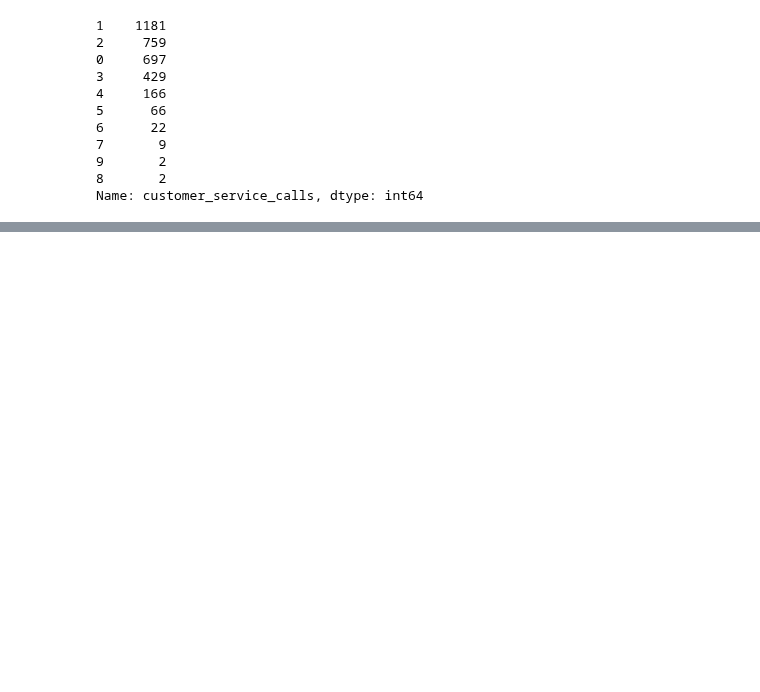
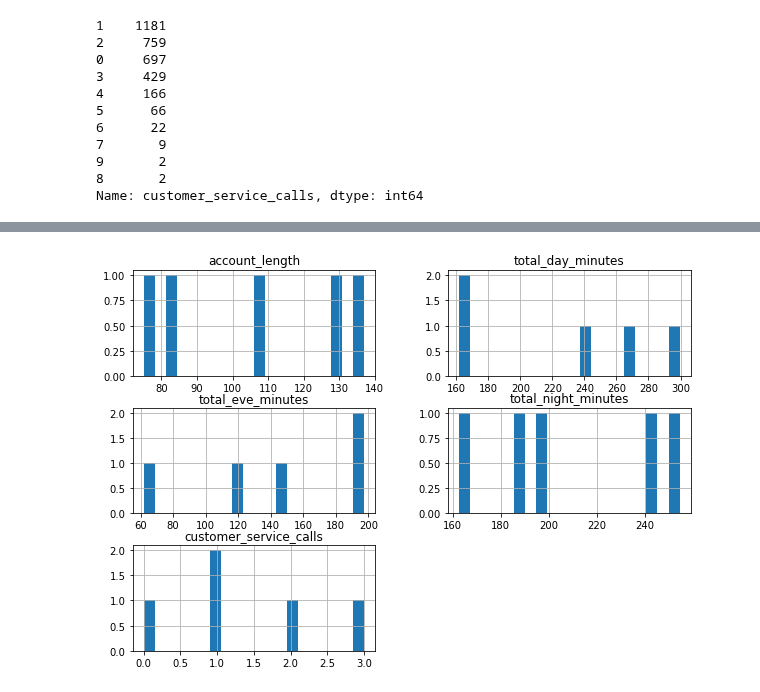
Before and after one commit to Bestina2024/PHASE-3-PROJECT, a Jupyter notebook: index.ipynb, the cells around one changed output, grey strips where cells are left out. Drawn from its saved outputs; the diff is of its cells as text; code cells hidden in the pictures; blank space fills up the shorter version.

```diff
--- a/index.ipynb
+++ b/index.ipynb
@@ -205,0 +216,13 @@ Name: customer_service_calls, dtype: int64
+# %%
+data = {
+    'account_length': [128, 107, 137, 84, 75],
+    'total_day_minutes': [265.1, 161.6, 243.4, 299.4, 166.7],
+    'total_eve_minutes': [197.4, 195.5, 121.2, 61.9, 148.3],
+    'total_night_minutes': [244.7, 254.4, 162.6, 196.9, 186.9],
+    'customer_service_calls': [1, 1, 0, 2, 3]
+}
+df = pd.DataFrame(data)
+df.hist(bins=20, figsize=(10, 7))
+plt.show()
+# %% [output]
+[figure, added]
```
Also changed, not shown: parts of 1 cell of this notebook.
